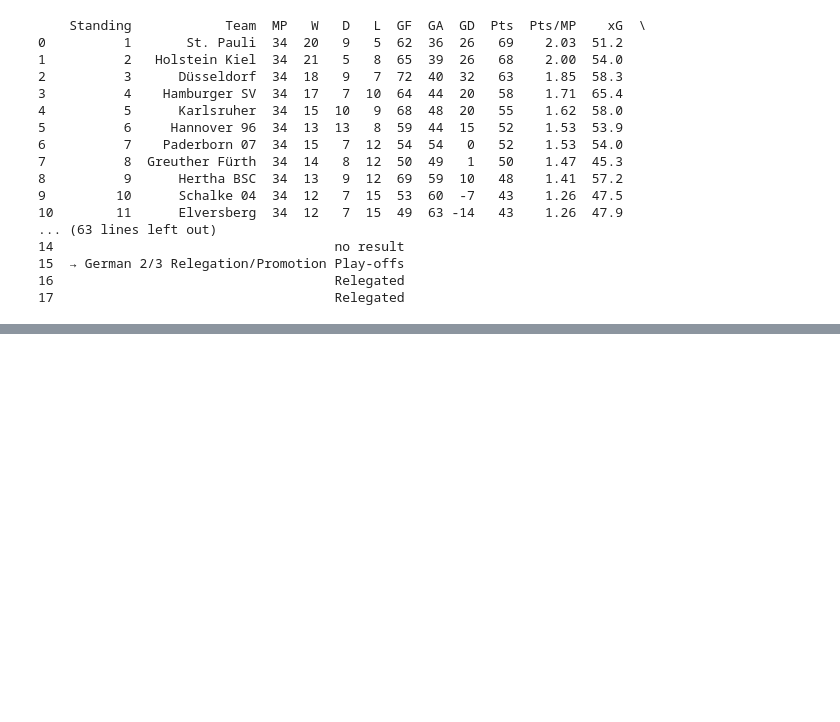
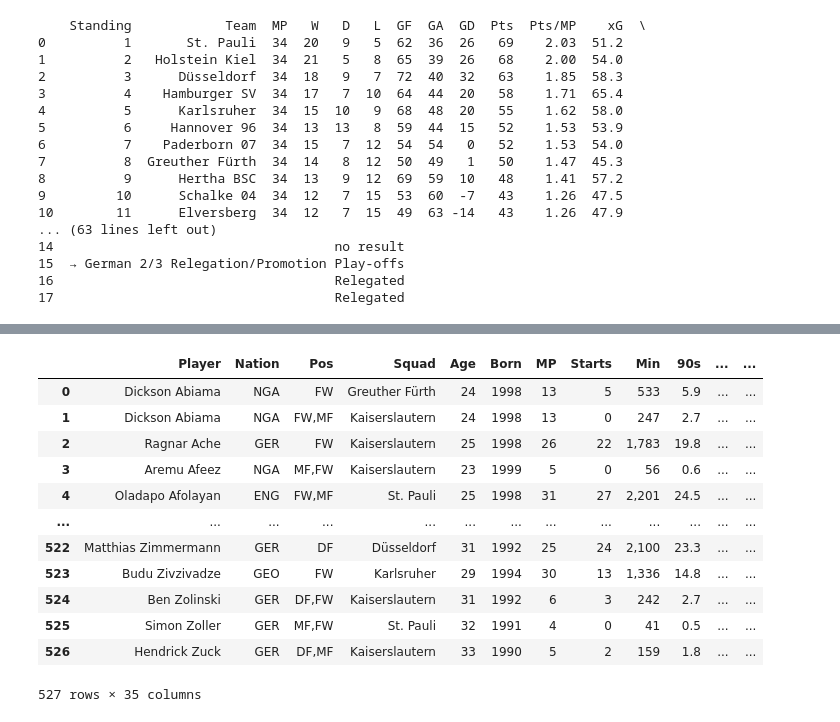
Before and after one commit to ayush-2-7/Footballanalytics, a Jupyter notebook: Bundesliga2_23/24.ipynb, the cells around one changed output, grey strips where cells are left out. Drawn from its saved outputs; the diff is of its cells as text; code cells hidden in the pictures; blank space fills up the shorter version.

```diff
--- a/Bundesliga2_23/24.ipynb
+++ b/Bundesliga2_23/24.ipynb
@@ -76,0 +1554,17 @@ print(table)
+# %%
+player_stat=player_stat.drop('Matches', axis=1)
+display(player_stat)
+# %% [output]
+|  | Player | Nation | Pos | Squad | Age | Born | MP | Starts | Min | 90s | ... | ... |
+| 0 | Dickson Abiama | NGA | FW | Greuther Fürth | 24 | 1998 | 13 | 5 | 533 | 5.9 | ... | ... |
+| 1 | Dickson Abiama | NGA | FW,MF | Kaiserslautern | 24 | 1998 | 13 | 0 | 247 | 2.7 | ... | ... |
+| 2 | Ragnar Ache | GER | FW | Kaiserslautern | 25 | 1998 | 26 | 22 | 1,783 | 19.8 | ... | ... |
+| 3 | Aremu Afeez | NGA | MF,FW | Kaiserslautern | 23 | 1999 | 5 | 0 | 56 | 0.6 | ... | ... |
+| 4 | Oladapo Afolayan | ENG | FW,MF | St. Pauli | 25 | 1998 | 31 | 27 | 2,201 | 24.5 | ... | ... |
+| ... | ... | ... | ... | ... | ... | ... | ... | ... | ... | ... | ... | ... |
+| 522 | Matthias Zimmermann | GER | DF | Düsseldorf | 31 | 1992 | 25 | 24 | 2,100 | 23.3 | ... | ... |
+| 523 | Budu Zivzivadze | GEO | FW | Karlsruher | 29 | 1994 | 30 | 13 | 1,336 | 14.8 | ... | ... |
+| 524 | Ben Zolinski | GER | DF,FW | Kaiserslautern | 31 | 1992 | 6 | 3 | 242 | 2.7 | ... | ... |
+| 525 | Simon Zoller | GER | MF,FW | St. Pauli | 32 | 1991 | 4 | 0 | 41 | 0.5 | ... | ... |
+| 526 | Hendrick Zuck | GER | DF,MF | Kaiserslautern | 33 | 1990 | 5 | 2 | 159 | 1.8 | ... | ... |
+527 rows × 35 columns
```
Also changed, not shown: parts of 10 cells of this notebook.
